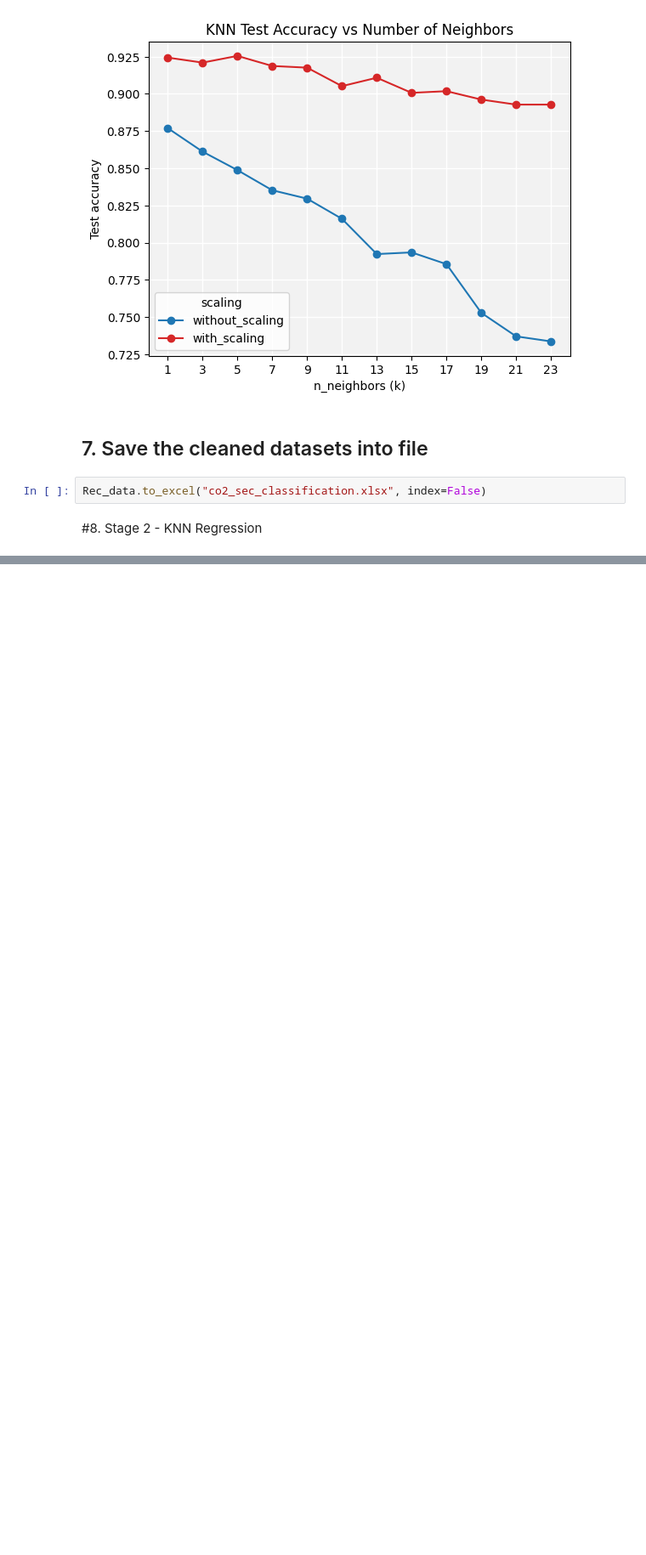
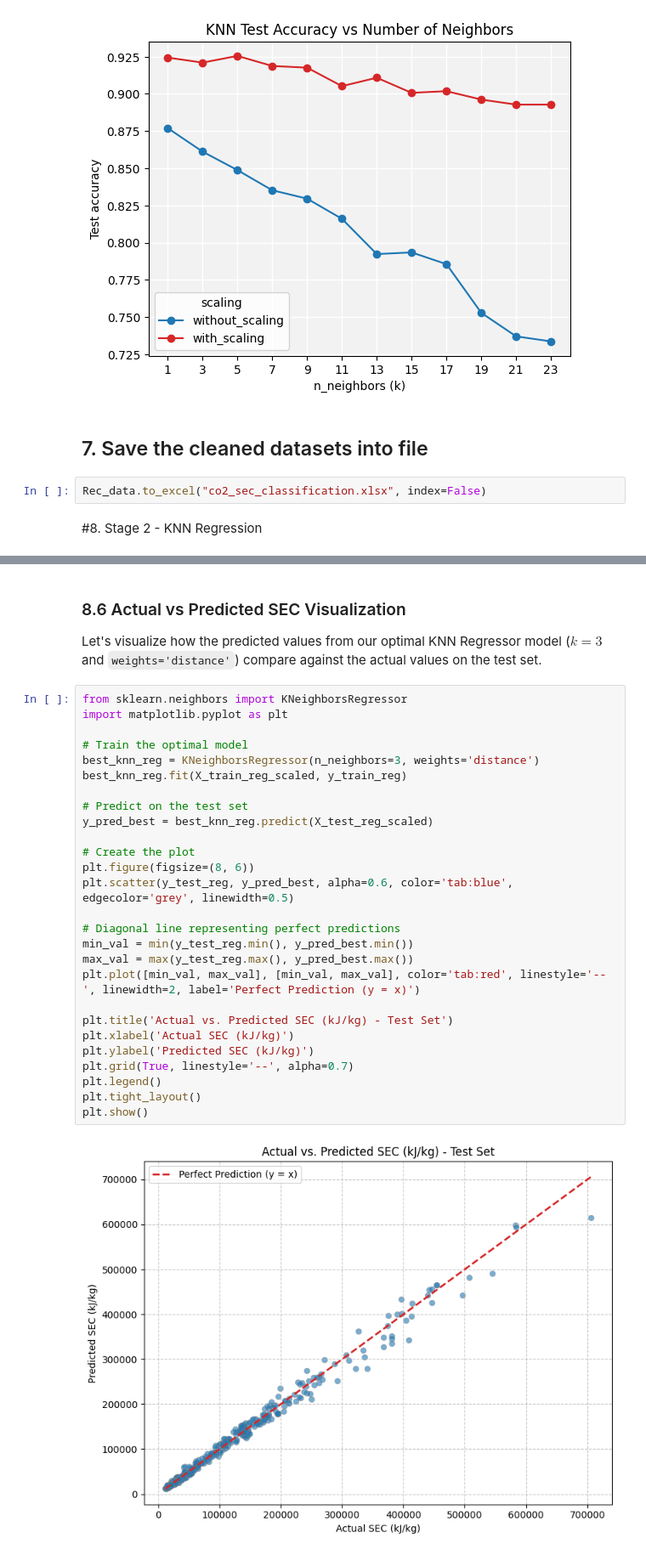
Before and after one commit to ialipon/ENCH680PRJ, a Jupyter notebook: PRJ_knn-sec.ipynb, the cells around one changed output, grey strips where cells are left out. Shown at 85% size. Saved outputs shown, nothing was run; the diff lists cells and outputs as text; blank space fills up the shorter version.

```diff
--- a/PRJ_knn-sec.ipynb
+++ b/PRJ_knn-sec.ipynb
@@ -961,0 +1129,32 @@ Rec_data.to_excel("co2_sec_classification.xlsx", index=False)
+# %% [markdown]
+### 8.6 Actual vs Predicted SEC Visualization
+Let's visualize how the predicted values from our optimal KNN Regressor model ($k=3$ and `weights='distance'`) compare against the actual values on the test set.
+# %%
+from sklearn.neighbors import KNeighborsRegressor
+import matplotlib.pyplot as plt
+
+# Train the optimal model
+best_knn_reg = KNeighborsRegressor(n_neighbors=3, weights='distance')
+best_knn_reg.fit(X_train_reg_scaled, y_train_reg)
+
+# Predict on the test set
+y_pred_best = best_knn_reg.predict(X_test_reg_scaled)
+
+# Create the plot
+plt.figure(figsize=(8, 6))
+plt.scatter(y_test_reg, y_pred_best, alpha=0.6, color='tab:blue', edgecolor='grey', linewidth=0.5)
+
+# Diagonal line representing perfect predictions
+min_val = min(y_test_reg.min(), y_pred_best.min())
+max_val = max(y_test_reg.max(), y_pred_best.max())
+plt.plot([min_val, max_val], [min_val, max_val], color='tab:red', linestyle='--', linewidth=2, label='Perfect Prediction (y = x)')
+
+plt.title('Actual vs. Predicted SEC (kJ/kg) - Test Set')
+plt.xlabel('Actual SEC (kJ/kg)')
+plt.ylabel('Predicted SEC (kJ/kg)')
+plt.grid(True, linestyle='--', alpha=0.7)
+plt.legend()
+plt.tight_layout()
+plt.show()
+# %% [output]
+[figure, added]
```
Also changed, not shown: parts of 14 cells of this notebook.
